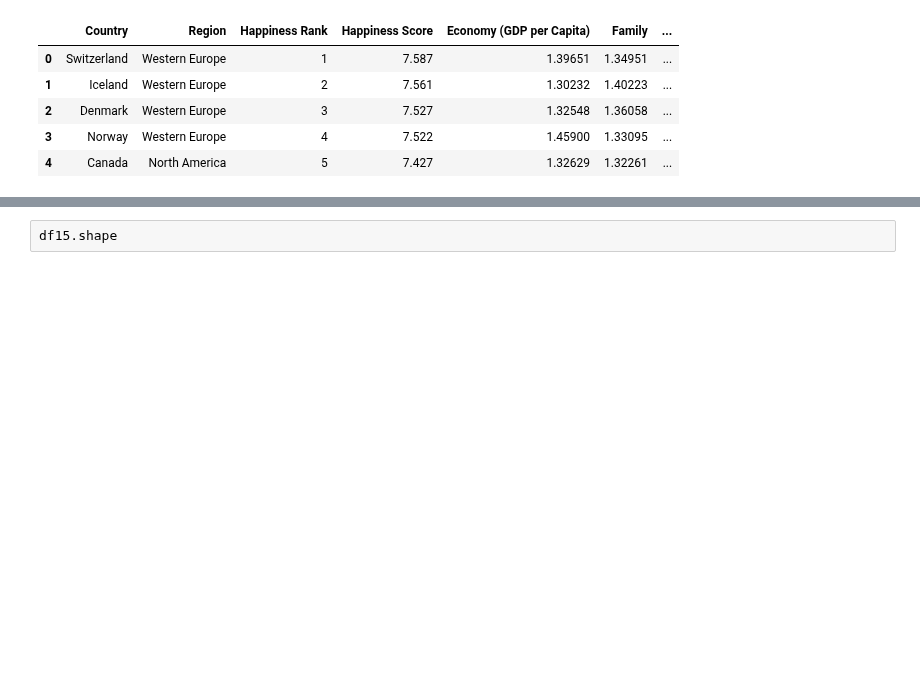
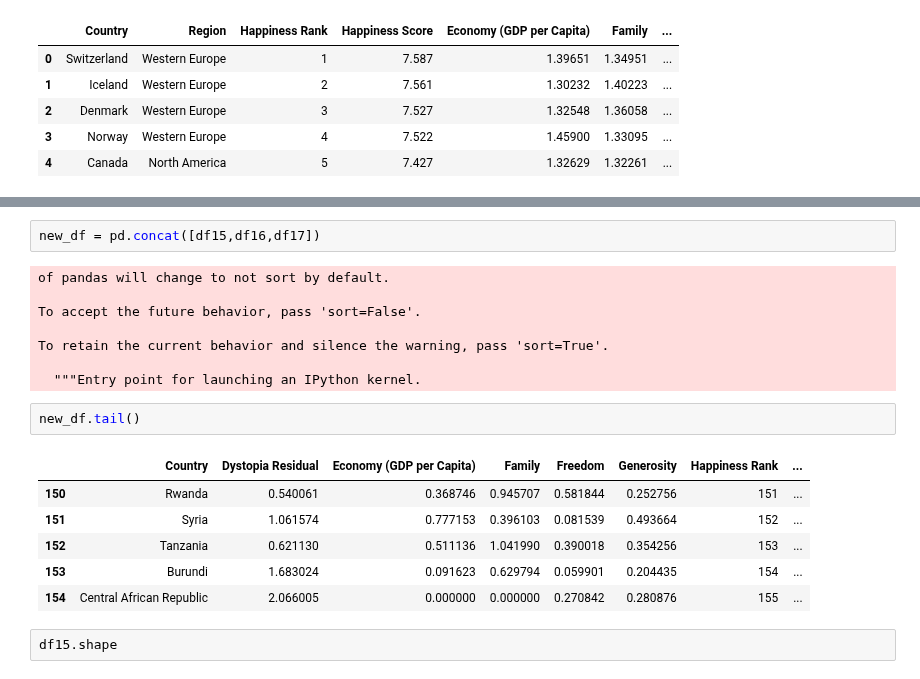
Before and after one commit to ipatel467/Happiness-Index, a Jupyter notebook: HappinessML.ipynb, the cells around one changed output, grey strips where cells are left out. Drawn from its saved outputs; the diff is of its cells as text; blank space fills up the shorter version.

```diff
--- a/HappinessML.ipynb
+++ b/HappinessML.ipynb
@@ -241,3 +260,22 @@ df15.head()
+# %%
+new_df = pd.concat([df15,df16,df17])
+# %% [output]
+of pandas will change to not sort by default.
+
+To accept the future behavior, pass 'sort=False'.
+
+To retain the current behavior and silence the warning, pass 'sort=True'.
+
+  """Entry point for launching an IPython kernel.
+# %%
+new_df.tail()
+# %% [output]
+|  | Country | Dystopia Residual | Economy (GDP per Capita) | Family | Freedom | Generosity | Happiness Rank | ... |
+| 150 | Rwanda | 0.540061 | 0.368746 | 0.945707 | 0.581844 | 0.252756 | 151 | ... |
+| 151 | Syria | 1.061574 | 0.777153 | 0.396103 | 0.081539 | 0.493664 | 152 | ... |
+| 152 | Tanzania | 0.621130 | 0.511136 | 1.041990 | 0.390018 | 0.354256 | 153 | ... |
+| 153 | Burundi | 1.683024 | 0.091623 | 0.629794 | 0.059901 | 0.204435 | 154 | ... |
+| 154 | Central African Republic | 2.066005 | 0.000000 | 0.000000 | 0.270842 | 0.280876 | 155 | ... |
 # %%
 df15.shape
 # %% [output]
```
Also changed, not shown: parts of 2 cells of this notebook.
